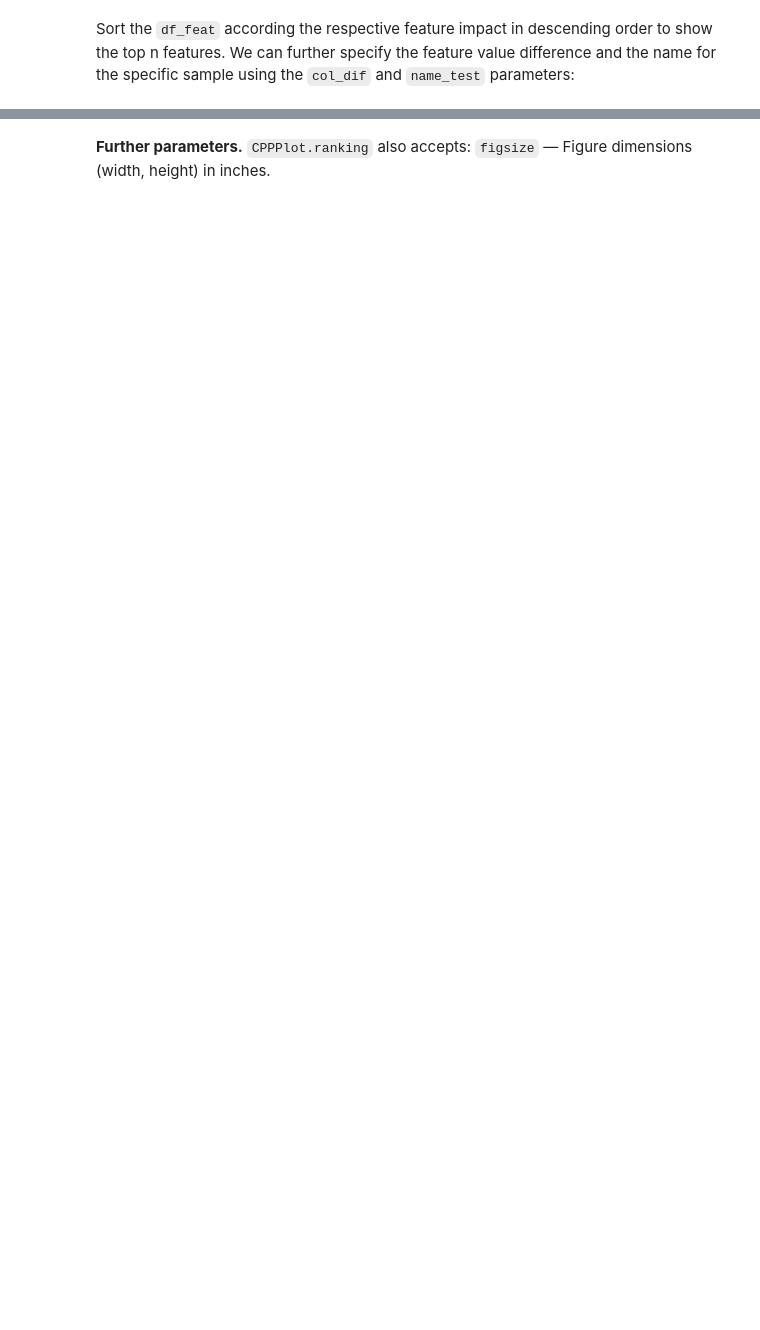
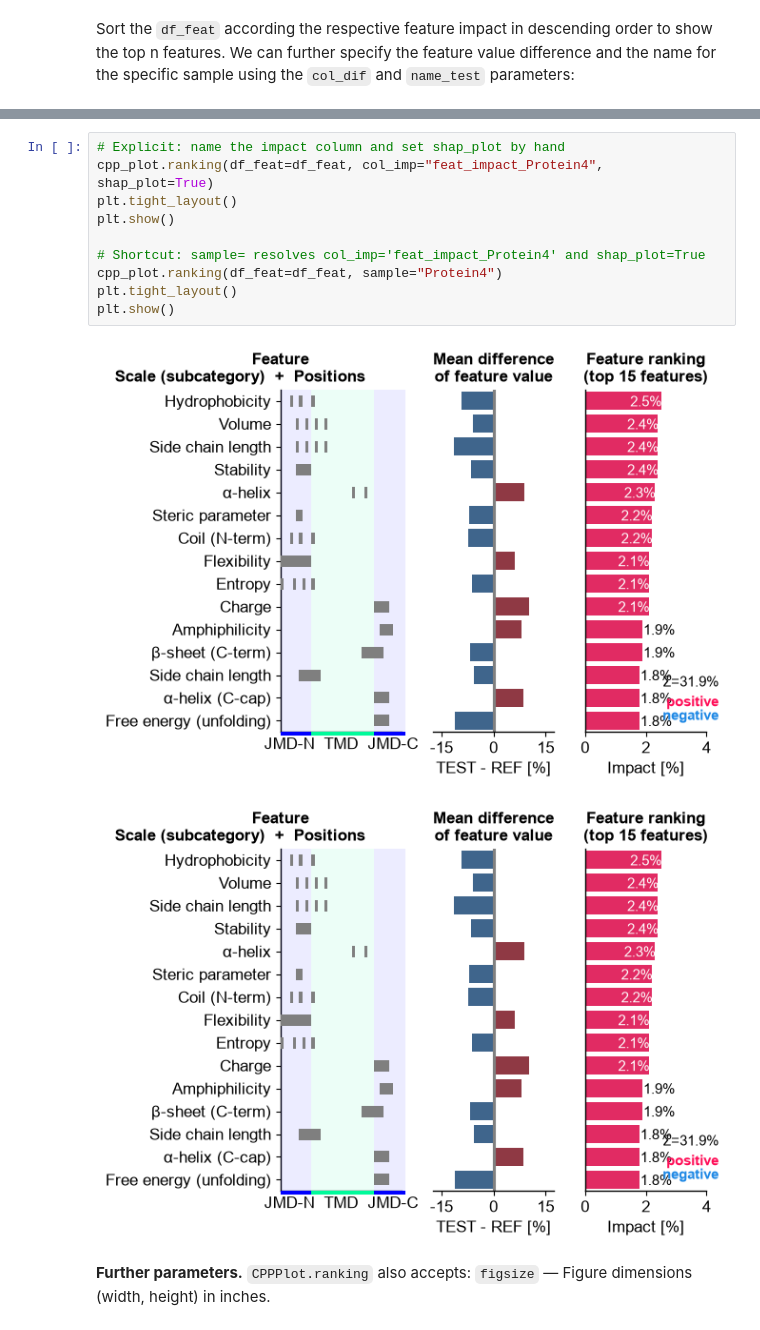
Before and after one commit to breimanntools/aaanalysis, a Jupyter notebook: examples/feature_engineering/cpp_plot_ranking.ipynb, the cells around one changed output, grey strips where cells are left out. Cells and saved outputs as stored; diff of their text form; blank space fills up the shorter version.

```diff
--- a/examples/feature_engineering/cpp_plot_ranking.ipynb
+++ b/examples/feature_engineering/cpp_plot_ranking.ipynb
@@ -197,2 +199,15 @@ plt.show()
+# %%
+# Explicit: name the impact column and set shap_plot by hand
+cpp_plot.ranking(df_feat=df_feat, col_imp="feat_impact_Protein4", shap_plot=True)
+plt.tight_layout()
+plt.show()
+
+# Shortcut: sample= resolves col_imp='feat_impact_Protein4' and shap_plot=True
+cpp_plot.ranking(df_feat=df_feat, sample="Protein4")
+plt.tight_layout()
+plt.show()
+# %% [output]
+[figure, added]
+[figure, added]
 # %% [markdown]
 **Further parameters.** ``CPPPlot.ranking`` also accepts: ``figsize`` — Figure dimensions (width, height) in inches.
```
Also changed, not shown: parts of 13 cells of this notebook, 2 other files.
